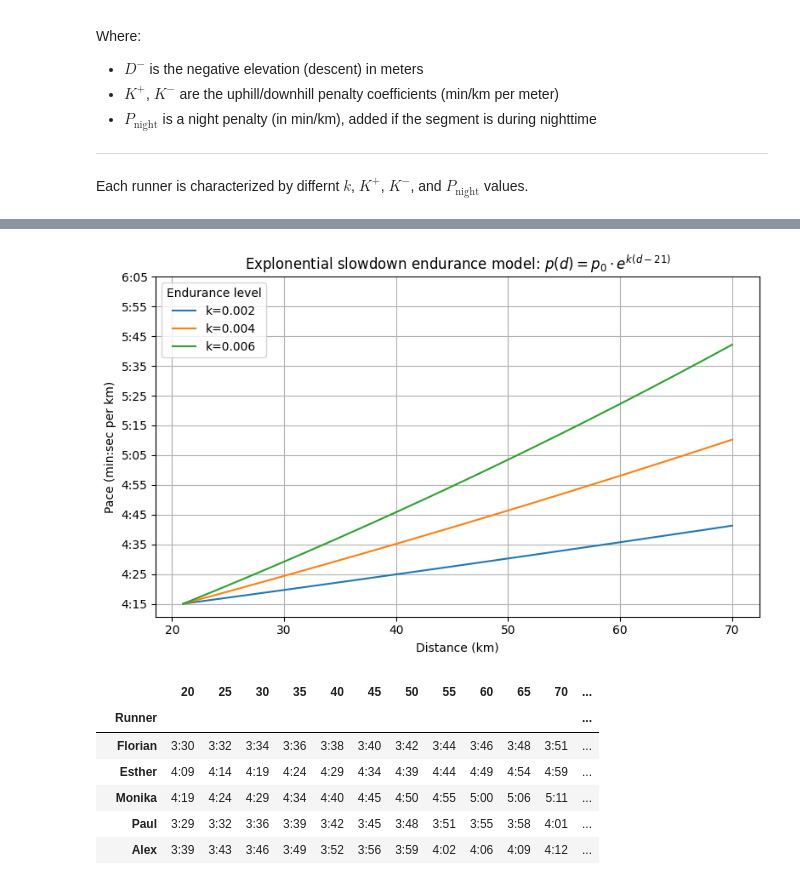
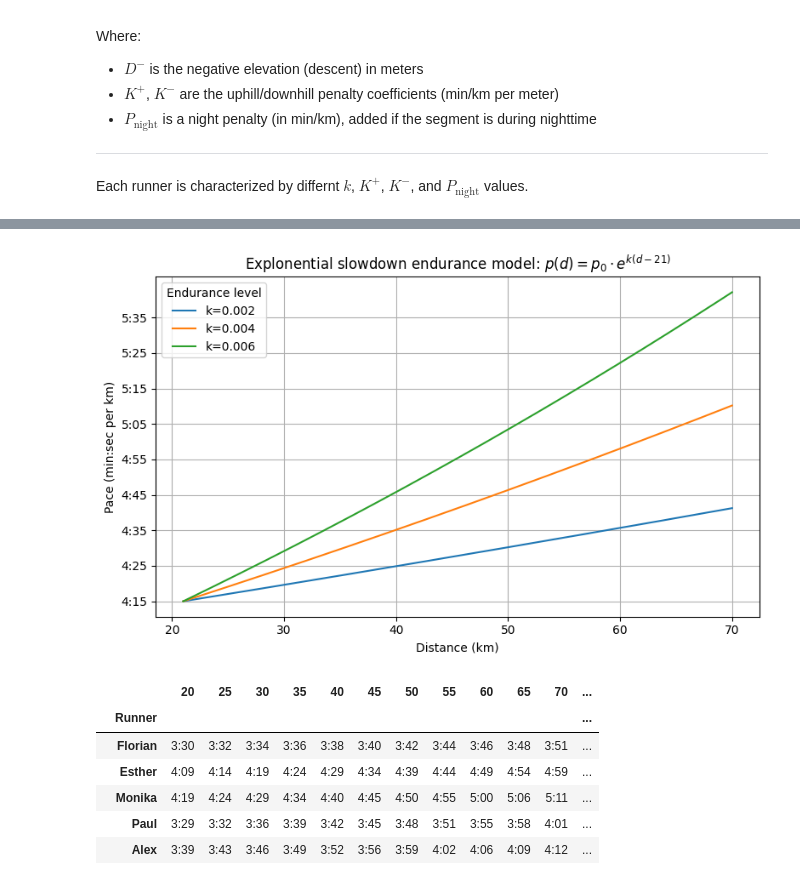
Before and after one commit to riccardocadei/eurotrip, a Jupyter notebook: pace.ipynb, the cells around one changed output, grey strips where cells are left out. Saved outputs shown, nothing was run; the diff lists cells and outputs as text; code cells hidden in the pictures.

```diff
--- a/pace.ipynb
+++ b/pace.ipynb
@@ -60,9 +60,9 @@ plot_pace_decay(pace_HM, k_values)
 # %%
-pace_HM = 4 + 15/60 # 4:15/km
+pace_HM = 4*60 + 15 # 4:15/km
 k_values = [0.002, 0.004, 0.006]
 plot_pace_decay(pace_HM, k_values)
 # %% [output]
-[figure, old version]
+[figure, new version]
 # %%
 get_pace()
 # %% [output]
```
Also changed, not shown: parts of 2 cells of this notebook, 4 other files.
